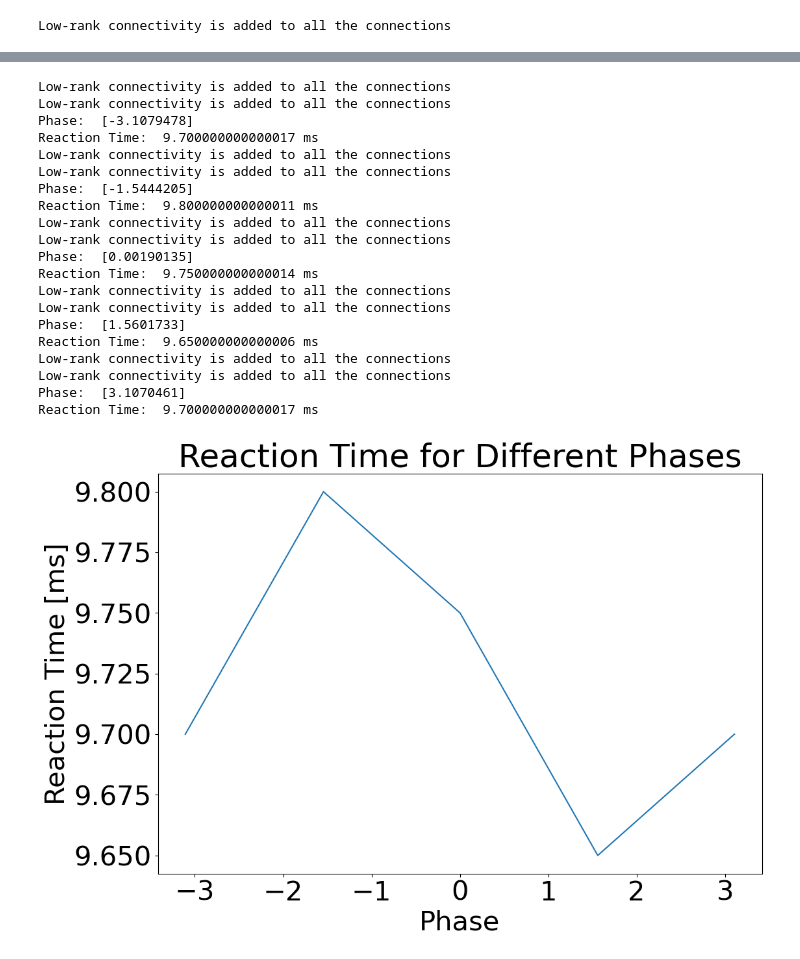
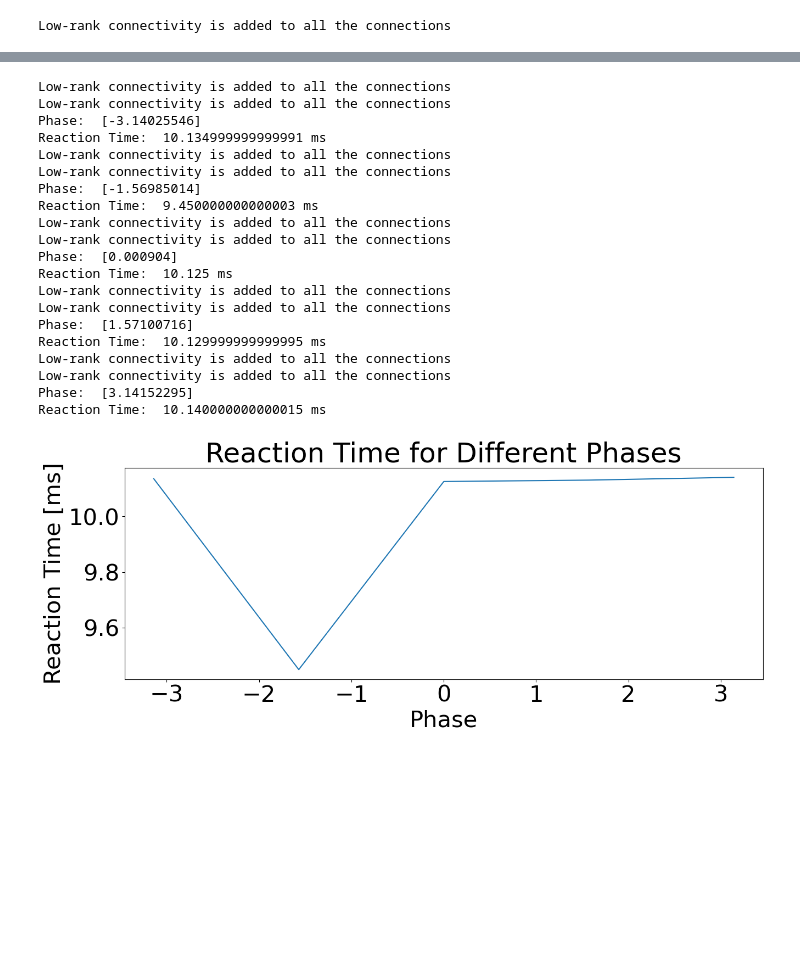
Before and after one commit to LiBinUtokyo/LowRank_ModifiedTheta_SNN, a Jupyter notebook: PYTHON/phase_sensitivity.ipynb, the cells around one changed output, grey strips where cells are left out. Cells and saved outputs as stored; diff of their text form; code cells hidden in the pictures; blank space fills up the shorter version.

```diff
--- a/PYTHON/phase_sensitivity.ipynb
+++ b/PYTHON/phase_sensitivity.ipynb
@@ -20,8 +20,9 @@ from lowranksnn import LowRankSNN
 plt.rcParams.update({'font.size': 30})
 # %%
 # Read the configuration file
-config = load_config_yaml('config_test_phase_sensitivity.yaml')
+# config = load_config_yaml('config_test_phase_sensitivity.yaml')
 # config = load_config_yaml('confi_gamma_os_bias_only.yaml')
+config = load_config_yaml('config_test.yaml')
 
 N_E = config['N_E']
 N_I = config['N_I']
@@ -127,6 +125,17 @@ Low-rank connectivity is added to all the connections
 
 # do hilbert transform to get the phase of the conductance
 signal = np.mean(g_ref_II, axis=0)[int(T_pre/dt):]
+
+# filter out the high frequency noise in the signal
+from scipy.signal import butter, lfilter
+def butter_lowpass_filter(data, cutoff, fs, order=5):
+    nyquist = 0.5 * fs
+    normal_cutoff = cutoff / nyquist
+    b, a = butter(order, normal_cutoff, btype='low', analog=False)
+    y = lfilter(b, a, data)
+    return y
+signal = butter_lowpass_filter(signal, 100, 1000/dt, order=5) # cutoff frequency higher than 100 Hz
+
 # centralize the signal
 signal = signal - np.mean(signal)
 analytic_signal = hilbert(signal)
@@ -240,37 +249,37 @@ for T_phase in phases_eff_times:
 # %% [output]
 Low-rank connectivity is added to all the connections
 Low-rank connectivity is added to all the connections
-Phase:  [-3.1079478]
-Reaction Time:  9.700000000000017 ms
+Phase:  [-3.14025546]
+Reaction Time:  10.134999999999991 ms
 Low-rank connectivity is added to all the connections
 Low-rank connectivity is added to all the connections
-Phase:  [-1.5444205]
-Reaction Time:  9.800000000000011 ms
+Phase:  [-1.56985014]
+Reaction Time:  9.450000000000003 ms
 Low-rank connectivity is added to all the connections
 Low-rank connectivity is added to all the connections
-Phase:  [0.00190135]
-Reaction Time:  9.750000000000014 ms
+Phase:  [0.000904]
+Reaction Time:  10.125 ms
 Low-rank connectivity is added to all the connections
 Low-rank connectivity is added to all the connections
-Phase:  [1.5601733]
-Reaction Time:  9.650000000000006 ms
+Phase:  [1.57100716]
+Reaction Time:  10.129999999999995 ms
 Low-rank connectivity is added to all the connections
 Low-rank connectivity is added to all the connections
-Phase:  [3.1070461]
-Reaction Time:  9.700000000000017 ms
+Phase:  [3.14152295]
+Reaction Time:  10.140000000000015 ms
 # %%
 # phases list (from -pi to pi)
 phases = 2*np.pi*np.linspace(0, 1, num_phase)-np.pi
 
 # plot the reaction time for different phases
-plt.figure(figsize=(12, 8))
+plt.figure(figsize=(15, 5))
 plt.plot(phases_eff, reaction_times)
 plt.xlabel('Phase')
 plt.ylabel('Reaction Time [ms]')
 plt.title('Reaction Time for Different Phases')
 plt.show()
 # %% [output]
-[figure, old version]
+[figure, new version]
 # %%
 import csv
 import datetime
```
Also changed, not shown: parts of 4 cells of this notebook, 4 other files.
